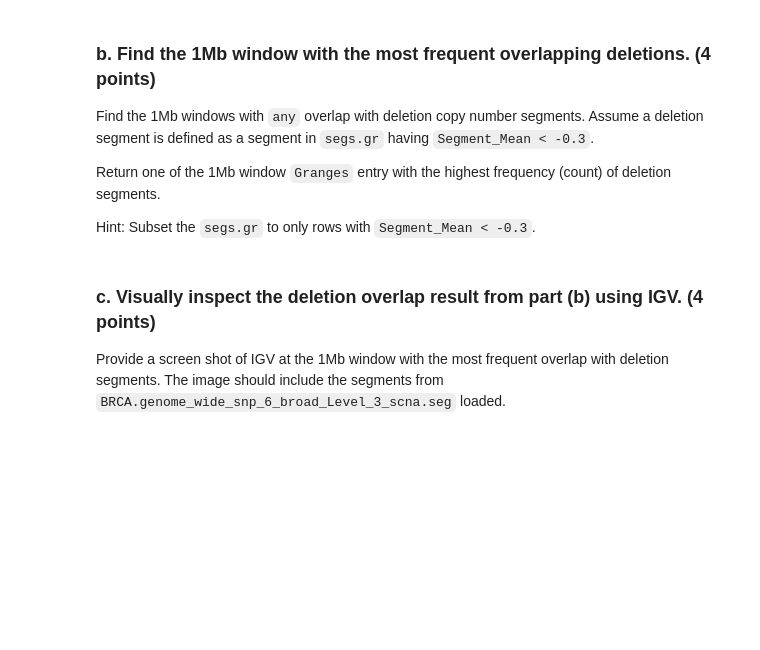
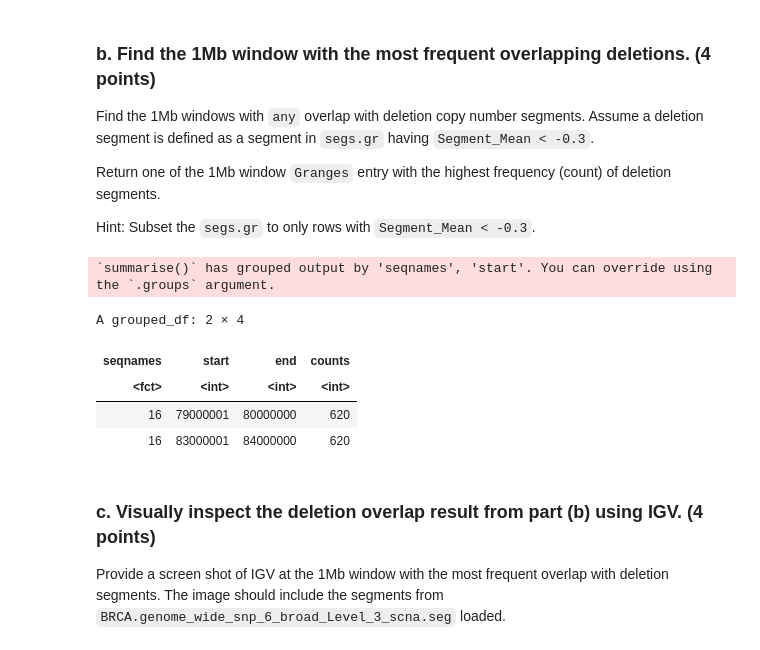
Before and after one commit to biomchem/tfcb-homework07, a Jupyter notebook: Homework07.ipynb, the cells around one changed output. Drawn from its saved outputs; the diff is of its cells as text; code cells hidden in the pictures; blank space fills up the shorter version.

```diff
--- a/Homework07.ipynb
+++ b/Homework07.ipynb
@@ -132,3 +135,15 @@ This problem will continue to use the copy number data stored in `segs.gr`.
 
 ### a. Create a genome-wide tile of 1Mb windows for the human genome (`hg19`). (4 points)
 See *3.1 Tiling the genome* of *Lecture16_GenomicData.Rmd* for hints.
+# %%
+#read in the reference genome
+seqinfo <- Seqinfo(genome = "hg19")
+#keep standard chromosomes
+seqinfo <- keepStandardChromosomes(seqinfo)
+#use NCBI chromosome naming convention by setting seqlevelsStyle
+seqlevelsStyle(seqinfo) <- "NCBI"
+slen <- seqlengths(seqinfo) #get the length of the chromosomes
+tileWidth <- 1000000 #tile size of 1Mb
+#make the tiles
+tiles <- tileGenome(seqlengths = slen, tilewidth = tileWidth,
+                    cut.last.tile.in.chrom = TRUE)
@@ -139,6 +157,30 @@ Find the 1Mb windows with `any` overlap with deletion copy number segments. Assu
 Return one of the 1Mb window `Granges` entry with the highest frequency (count) of deletion segments.
 
 Hint: Subset the `segs.gr` to only rows with `Segment_Mean < -0.3`.
+# %%
+#filter segs.gr to only deletions so less than -0.3 Segment_Mean
+segs.grdel<- segs.gr %>%
+  filter(Segment_Mean < -0.3)
+
+#find overlap of the 1Mb tiles with the sequence segs
+segs.overlap_del <- find_overlaps(tiles, segs.grdel) %>%
+  as.data.frame() #convert to dataframe
+
+#group the find overlap dataframe by seq(chromosome), start, and end and
+max_count <- segs.overlap_del %>%
+  group_by(seqnames, start, end) %>%
+  summarise(counts = n()) #summarise to find the frequency counts for each tile
+
+#filter for tiles with the max number of counts/deletion segments
+max_count %>% filter (counts == max(max_count$counts))
+# %% [output]
+`summarise()` has grouped output by 'seqnames', 'start'. You can override using
+the `.groups` argument.
+A grouped_df: 2 × 4
+| seqnames | start | end | counts |
+| <fct> | <int> | <int> | <int> |
+| 16 | 79000001 | 80000000 | 620 |
+| 16 | 83000001 | 84000000 | 620 |
 # %% [markdown]
 ### c. Visually inspect the deletion overlap result from part (b) using IGV. (4 points)
 Provide a screen shot of IGV at the 1Mb window with the most frequent overlap with deletion segments. The image should include the segments from `BRCA.genome_wide_snp_6_broad_Level_3_scna.seg` loaded.
```
Also changed, not shown: parts of 9 cells of this notebook, 2 other files.
